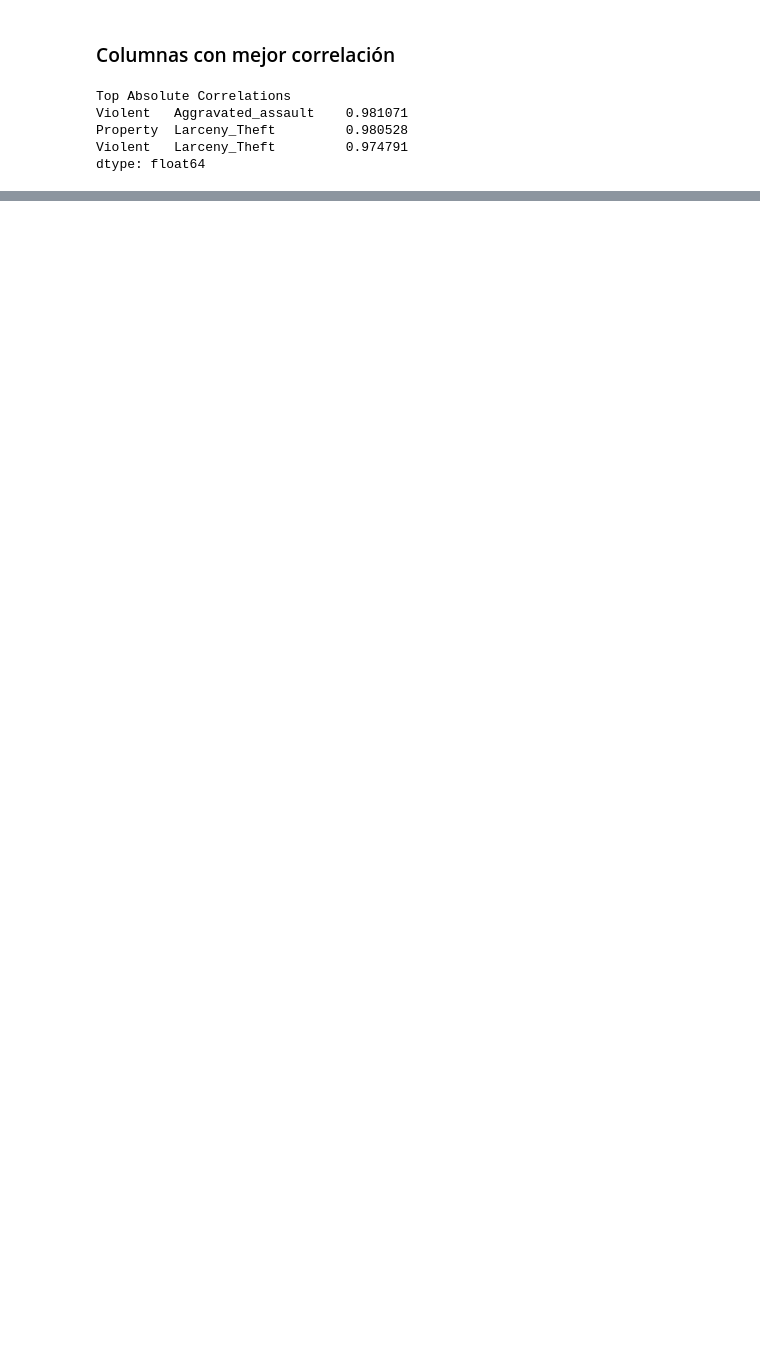
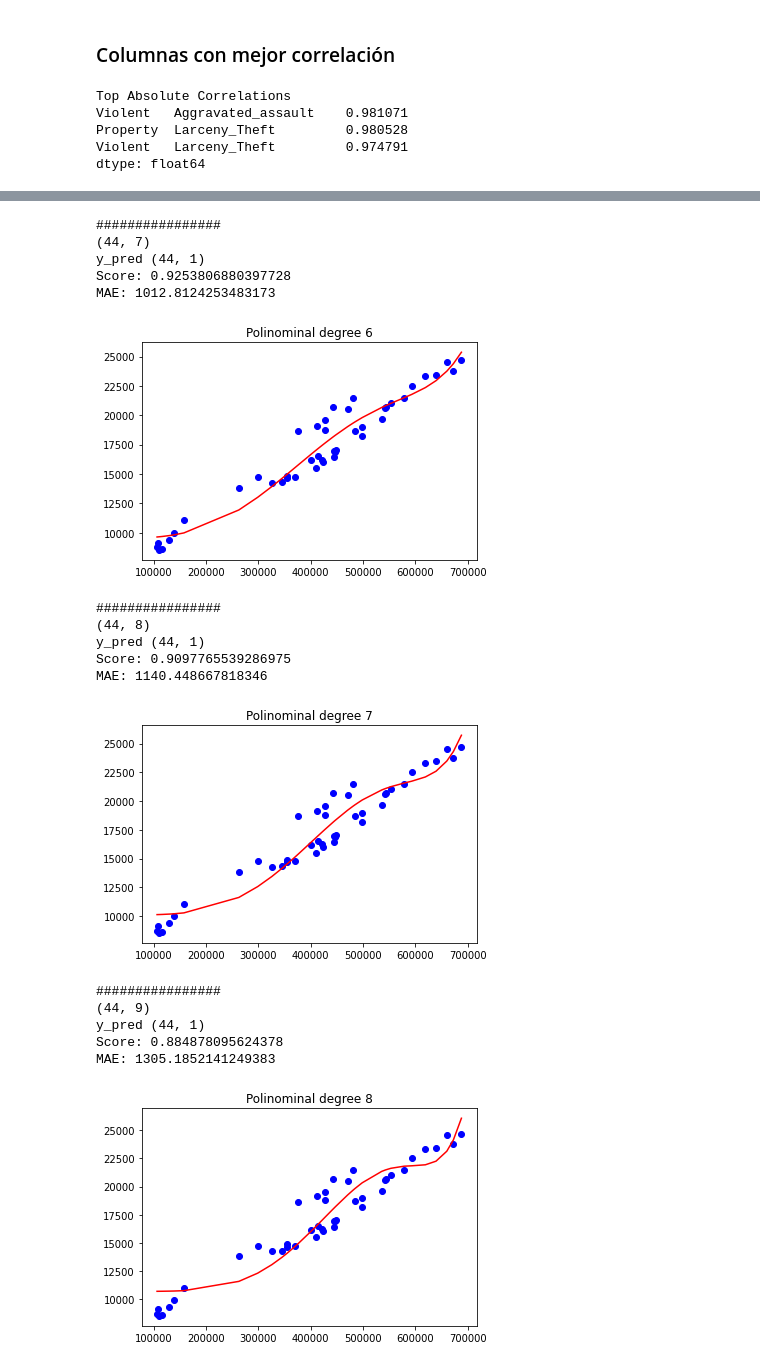
Before and after one commit to GinaGarridoCasas/Gina, a Jupyter notebook: week10_ML_competition_pca_kmeans/day1_gridsearch_pipelines/exercises/3.crime.ipynb, the cells around one changed output, grey strips where cells are left out. Drawn from its saved outputs; the diff is of its cells as text; code cells hidden in the pictures; blank space fills up the shorter version.

```diff
--- a/week10_ML_competition_pca_kmeans/day1_gridsearch_pipelines/exercises/3.crime.ipynb
+++ b/week10_ML_competition_pca_kmeans/day1_gridsearch_pipelines/exercises/3.crime.ipynb
@@ -219,0 +332,53 @@ MAE: 1382.312008713148
+# %%
+X = df_Murder.iloc[:,[2]]
+y = df_Murder.iloc[:,[1]]
+# %%
+# Test/train split
+X_train, X_test, y_train, y_test = train_test_split(X.values, y.values, test_size=0.2)
+# %%
+degree_min = 6
+degree_max = 10
+# Make a pipeline model with polynomial transformation and LASSO regression with cross-validation, run it for increasing degree of polynomial (complexity of the model)
+scores = []
+for degree in range(degree_min,degree_max+1):
+    print("################")
+    polinominal_model = PolynomialFeatures(degree)
+    X_poly = polinominal_model.fit_transform(X_train.reshape(-1,1),y_train)
+
+    #######
+
+    print(X_poly.shape)
+
+    lin_reg_model = LinearRegression()
+    lin_reg_model.fit(X_poly, y_train)
+    y_pred = lin_reg_model.predict(X_poly)
+
+    print("y_pred", y_pred.shape)
+    print("Score:", r2_score(y_train, y_pred))
+    print("MAE:", mean_absolute_error(y_true=y_train, y_pred=y_pred))
+    X_train_to_show, y_train_to_show = zip(*sorted(zip(X_train, y_train)))
+    plt.scatter(X_train_to_show, y_train_to_show, color='b')
+    X_train_to_show, y_pred = zip(*sorted(zip(X_train, y_pred)))
+    plt.plot(X_train_to_show, y_pred, color='red')
+    plt.title("Polinominal degree " + str(degree))
+    plt.show()
+    input("Enter to next grade")
+# %% [output]
+################
+(44, 7)
+y_pred (44, 1)
+Score: 0.9253806880397728
+MAE: 1012.8124253483173
+[figure, added]
+################
+(44, 8)
+y_pred (44, 1)
+Score: 0.9097765539286975
+MAE: 1140.448667818346
+[figure, added]
+################
+(44, 9)
+y_pred (44, 1)
+Score: 0.884878095624378
+MAE: 1305.1852141249383
+[figure, added]
```
Also changed, not shown: parts of 38 cells of this notebook, 14 other files.
